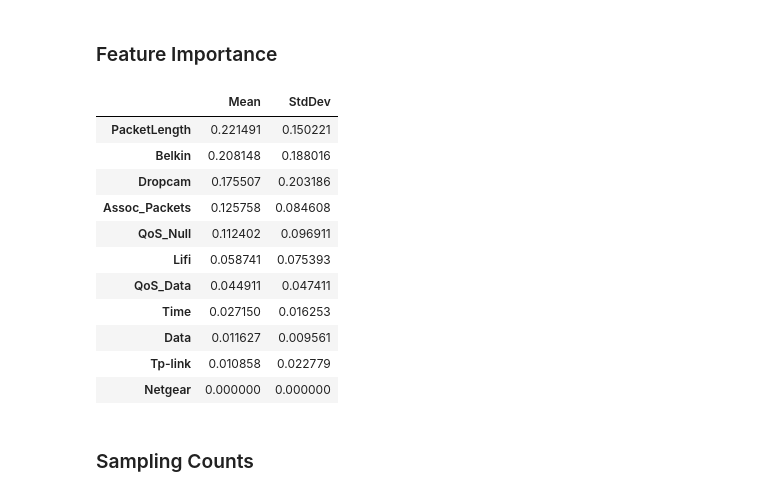
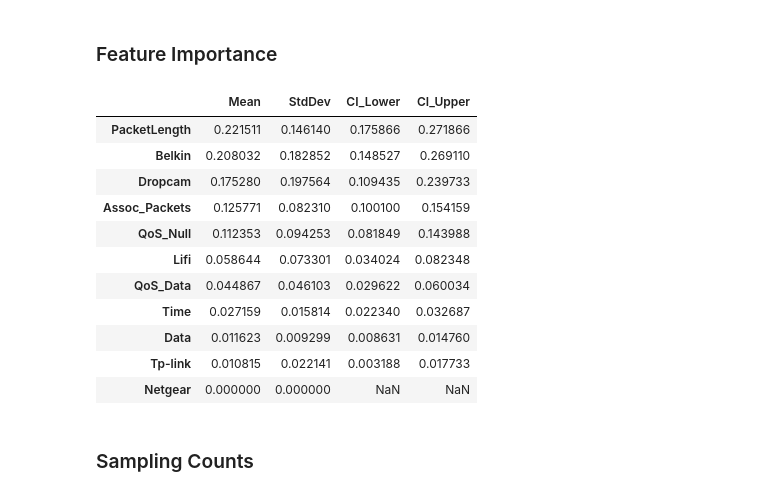
Before and after one commit to 7high/thesis, a Jupyter notebook: wifi_classification.ipynb, the cells around one changed output. Drawn from its saved outputs; the diff is of its cells as text; code cells hidden in the pictures.

```diff
--- a/wifi_classification.ipynb
+++ b/wifi_classification.ipynb
@@ -210,23 +210,30 @@ df_featImp = pd.DataFrame()
 for i,f in enumerate(w.feature_importances):
     f_i = pd.Series(f, index=features_list)
     df_featImp[i] = f_i
+# %%
+import numpy as np, scipy.stats as st
+a = df_featImp.iloc[:,0:30].T
+lower, upper = st.t.interval(0.90, len(a)-1, loc=np.mean(a), scale=st.sem(a))
 # %%
 df_featImp['Mean'] = df_featImp.mean(axis=1)
 df_featImp['StdDev'] = df_featImp.std(axis=1)
-df_featImp[['Mean', 'StdDev']].sort_values('Mean', ascending=False)
+df_featImp['CI_Lower'] = lower
+df_featImp['CI_Upper'] = upper
-# %% [output]
-|  | Mean | StdDev |
-| PacketLength | 0.221491 | 0.150221 |
-| Belkin | 0.208148 | 0.188016 |
-| Dropcam | 0.175507 | 0.203186 |
-| Assoc_Packets | 0.125758 | 0.084608 |
-| QoS_Null | 0.112402 | 0.096911 |
-| Lifi | 0.058741 | 0.075393 |
-| QoS_Data | 0.044911 | 0.047411 |
-| Time | 0.027150 | 0.016253 |
-| Data | 0.011627 | 0.009561 |
-| Tp-link | 0.010858 | 0.022779 |
-| Netgear | 0.000000 | 0.000000 |
+# %%
+display(df_featImp[['Mean', 'StdDev', 'CI_Lower', 'CI_Upper']].sort_values('Mean', ascending=False))
+# %% [output]
+|  | Mean | StdDev | CI_Lower | CI_Upper |
+| PacketLength | 0.221511 | 0.146140 | 0.175866 | 0.271866 |
+| Belkin | 0.208032 | 0.182852 | 0.148527 | 0.269110 |
+| Dropcam | 0.175280 | 0.197564 | 0.109435 | 0.239733 |
+| Assoc_Packets | 0.125771 | 0.082310 | 0.100100 | 0.154159 |
+| QoS_Null | 0.112353 | 0.094253 | 0.081849 | 0.143988 |
+| Lifi | 0.058644 | 0.073301 | 0.034024 | 0.082348 |
+| QoS_Data | 0.044867 | 0.046103 | 0.029622 | 0.060034 |
+| Time | 0.027159 | 0.015814 | 0.022340 | 0.032687 |
+| Data | 0.011623 | 0.009299 | 0.008631 | 0.014760 |
+| Tp-link | 0.010815 | 0.022141 | 0.003188 | 0.017733 |
+| Netgear | 0.000000 | 0.000000 | NaN | NaN |
 # %% [markdown]
 ### Sampling Counts
 # %%
```
Also changed, not shown: 1 other file.
